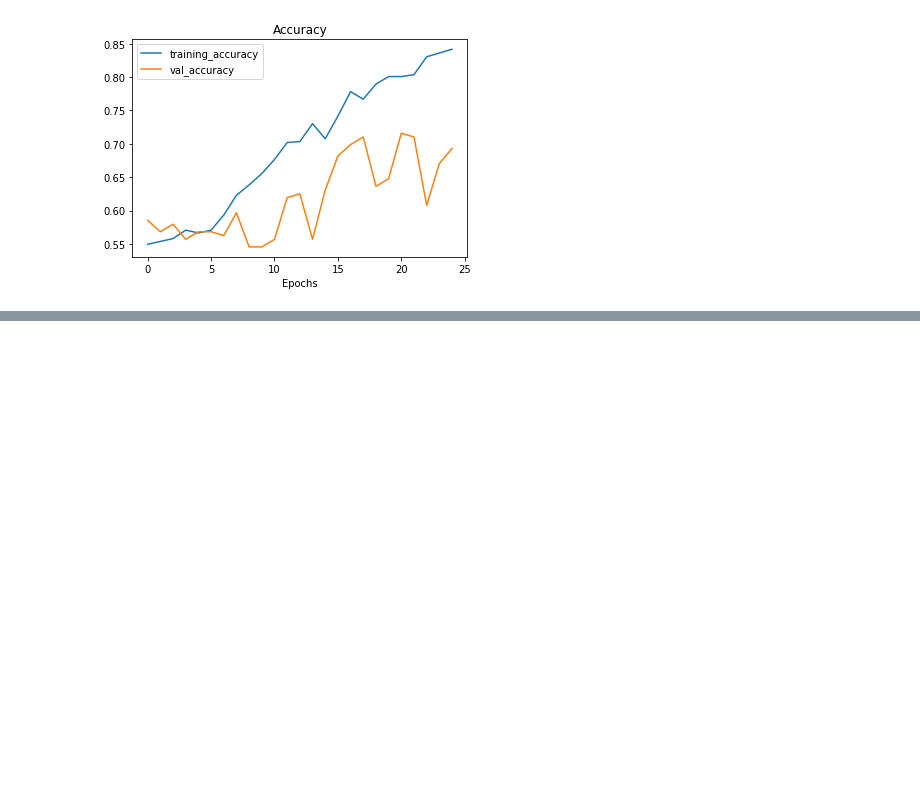
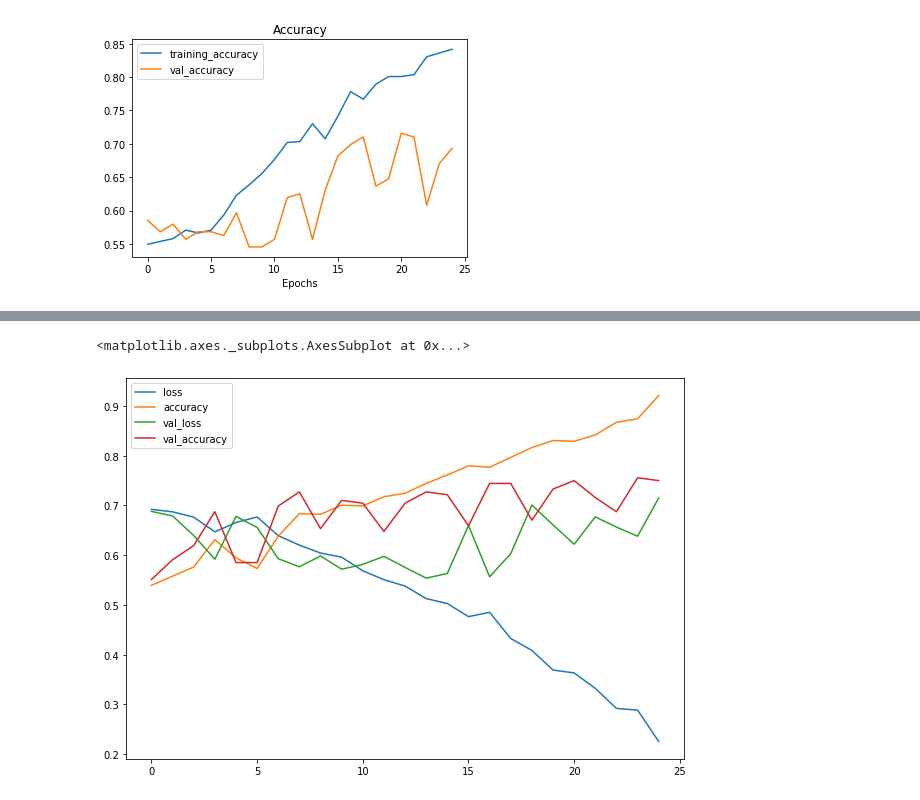
Before and after one commit to milaomrani/Cavitiy_classification, a Jupyter notebook: Cavities_image_classification_.ipynb, the cells around one changed output, grey strips where cells are left out. Saved outputs shown, nothing was run; the diff lists cells and outputs as text; code cells hidden in the pictures; blank space fills up the shorter version.

```diff
--- a/Cavities_image_classification_.ipynb
+++ b/Cavities_image_classification_.ipynb
@@ -201,3 +201,28 @@ plot_loss_curves(history_2)
 # %% [output]
 [figure]
 [figure]
+# %%
+model_3 = Sequential([
+    Conv2D(20, 3, activation="relu", input_shape=(224,224,3)),
+    MaxPool2D(pool_size=2),
+    Conv2D(20, 3, activation="relu"),
+    MaxPool2D(),
+    Conv2D(20, 3, activation="relu"),
+    MaxPool2D(),
+    Conv2D(20, 3, activation="relu"),
+    MaxPool2D(),
+    Conv2D(20, 3, activation="relu"),
+    MaxPool2D(),
+    Flatten(),
+    Dense(1, activation="sigmoid")
+])
+# %%
+model_3.compile(loss="binary_crossentropy",
+                optimizer=Adam(),
+                metrics=["accuracy"])
+# %%
+history_3 = model_3.fit(data_train,
+                        steps_per_epoch=len(data_train),
+                        epochs=25,
+                        validation_data = data_test,
+                        validation_steps=len(data_test))
@@ -203,0 +248,5 @@ plot_loss_curves(history_2)
+# %%
+pd.DataFrame(history_3.history).plot(figsize=(10,7))
+# %% [output]
+<matplotlib.axes._subplots.AxesSubplot at 0x...>
+[figure, added]
```
Also changed, not shown: parts of 5 cells of this notebook.
